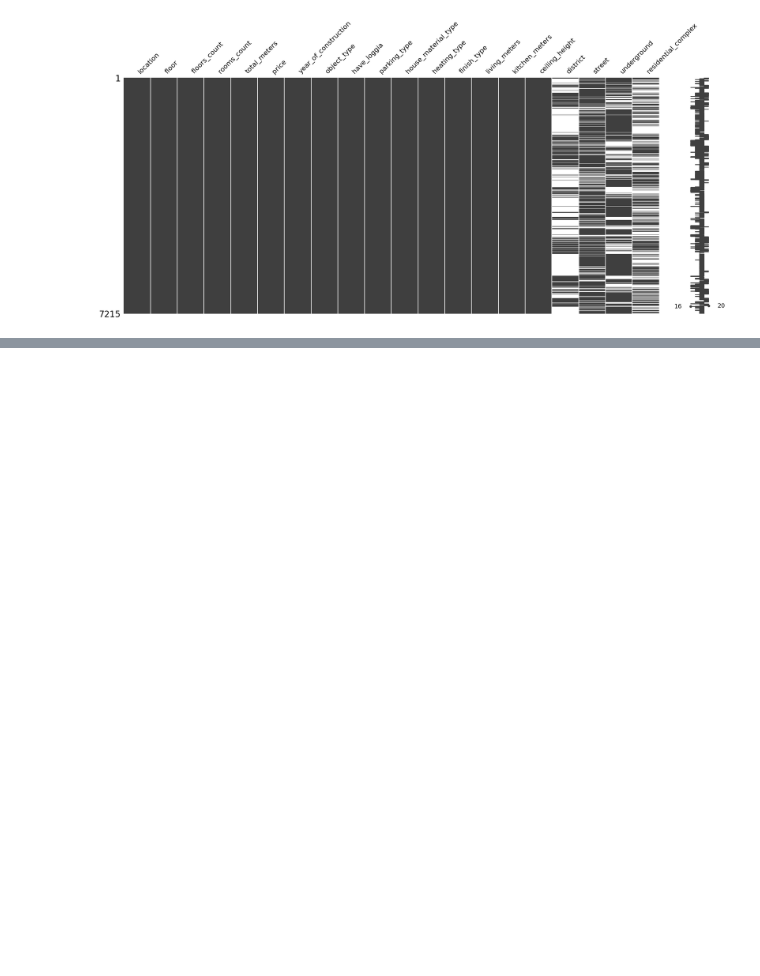
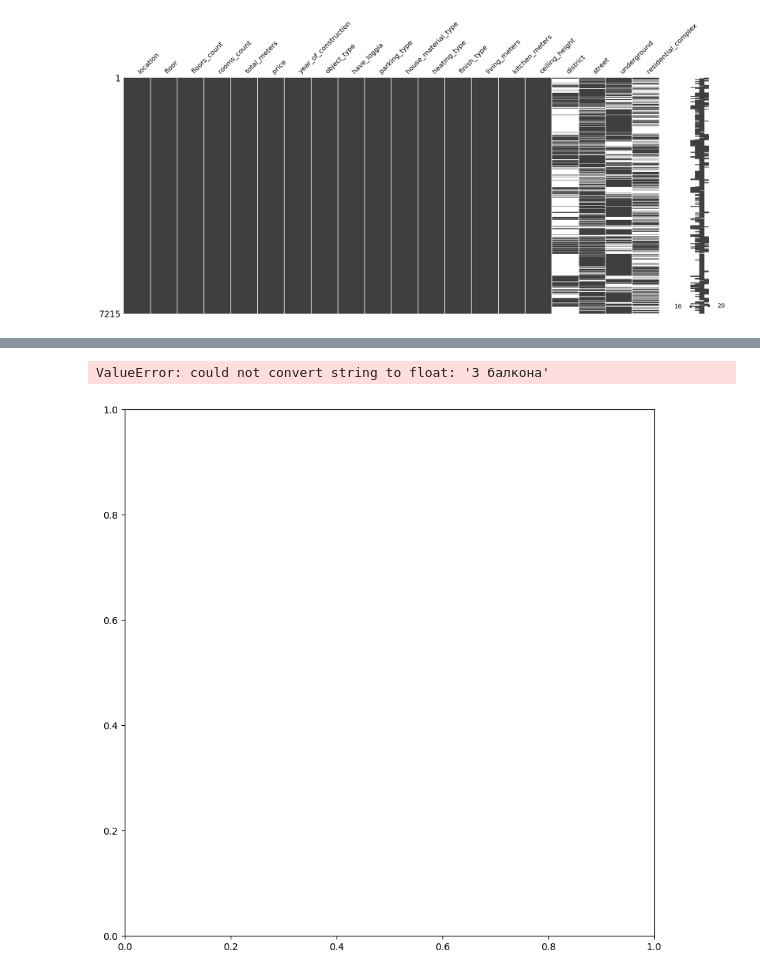
Before and after one commit to Sr123Saha/Data_analysis, a Jupyter notebook: main/test1.ipynb, the cells around one changed output, grey strips where cells are left out. Drawn from its saved outputs; the diff is of its cells as text; code cells hidden in the pictures; blank space fills up the shorter version.

```diff
--- a/main/test1.ipynb
+++ b/main/test1.ipynb
@@ -170,0 +148,18 @@ AttributeError: Can only use .str accessor with string values!
+# %%
+df['price'] = pd.to_numeric(df['price'], errors='coerce')
+df['price'] = df['price'].astype(float)
+mean_value = df['price'].mean()
+df['price'] = df['price'].fillna(mean_value)
+df['price'] = df['price'].astype('int64')
+# %%
+label_encoder = LabelEncoder()
+df['location'] = label_encoder.fit_transform(df['location'])
+df['location'] = label_encoder.fit_transform(df['location']).astype("int64")
+df['residential_complex'] = label_encoder.fit_transform(df['residential_complex'])
+df['residential_complex'] = label_encoder.fit_transform(df['residential_complex']).astype("int64")
+df['underground'] = label_encoder.fit_transform(df['underground'])
+df['underground'] = label_encoder.fit_transform(df['underground']).astype("int64")
+df['street'] = label_encoder.fit_transform(df['street'])
+df['street'] = label_encoder.fit_transform(df['street']).astype("int64")
+df['district'] = label_encoder.fit_transform(df['district'])
+df['district'] = label_encoder.fit_transform(df['district']).astype("int64")
@@ -170,0 +222,13 @@ AttributeError: Can only use .str accessor with string values!
+# %%
+df['year_of_construction'] = df['year_of_construction'].replace({
+    '-1': np.nan,
+    'year_of_construction': np.nan,
+    'Аукцион': np.nan,
+    'Напишите автору': np.nan,
+    'Позвоните автору': np.nan
+})
+df['year_of_construction'] = df['year_of_construction'].astype(float)
+mean_value = df['year_of_construction'].mean()
+df['year_of_construction'] = df['year_of_construction'].fillna(mean_value)
+df['year_of_construction'] = df['year_of_construction'].astype('int64')
+df['year_of_construction'].unique()
@@ -170,0 +247,11 @@ AttributeError: Can only use .str accessor with string values!
+# %%
+df['object_type'] = label_encoder.fit_transform(df['object_type'])
+df['object_type'] = label_encoder.fit_transform(df['object_type']).astype("int64")
+# %%
+plt.subplots(figsize=(10, 10))
+sns.heatmap(df.corr(), square=True, annot=True, cmap='coolwarm')
+plt.title("Корреляция признаков")
+plt.show()
+# %% [output]
+ValueError: could not convert string to float: '3 балкона'
+[figure, added]
```
Also changed, not shown: parts of 19 cells of this notebook.
